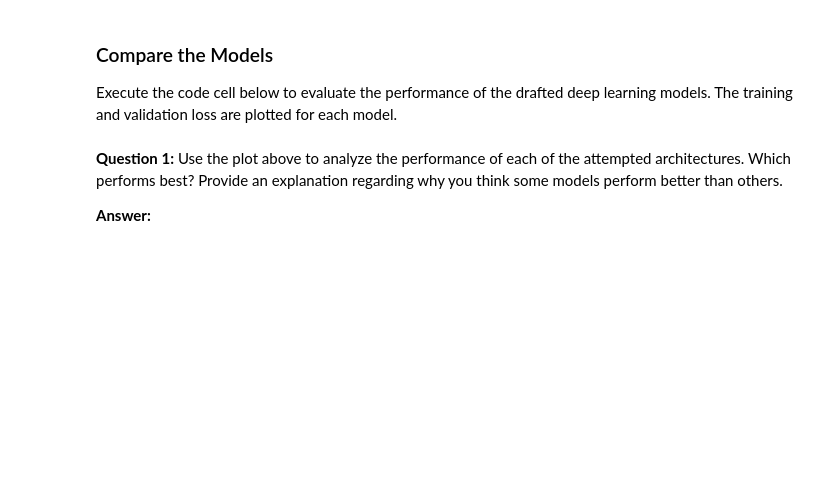
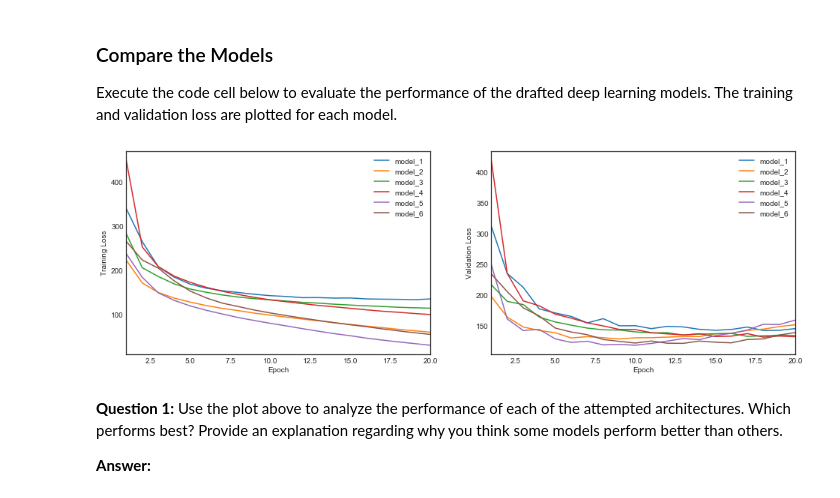
Before and after one commit to Hyperparticle/lct-master, a Jupyter notebook: charles-university/speech-recognition/asr-project/vui_notebook.ipynb, the cells around one changed output. Saved outputs shown, nothing was run; the diff lists cells and outputs as text; code cells hidden in the pictures; blank space fills up the shorter version.

```diff
--- a/charles-university/speech-recognition/asr-project/vui_notebook.ipynb
+++ b/charles-university/speech-recognition/asr-project/vui_notebook.ipynb
@@ -488,39 +560,41 @@ import matplotlib.pyplot as plt
 sns.set_style(style='white')
 
 # obtain the paths for the saved model history
-all_pickles = sorted(glob("results/*.pickle"))
+all_pickles = sorted(glob("results/model*.pickle"))
 # extract the name of each model
 model_names = [item[8:-7] for item in all_pickles]
 # extract the loss history for each model
 valid_loss = [pickle.load( open( i, "rb" ) )['val_loss'] for i in all_pickles]
 train_loss = [pickle.load( open( i, "rb" ) )['loss'] for i in all_pickles]
 # save the number of epochs used to train each model
 num_epochs = [len(valid_loss[i]) for i in range(len(valid_loss))]
 
 fig = plt.figure(figsize=(16,5))
 
 # plot the training loss vs. epoch for each model
 ax1 = fig.add_subplot(121)
 for i in range(len(all_pickles)):
     ax1.plot(np.linspace(1, num_epochs[i], num_epochs[i]),
             train_loss[i], label=model_names[i])
 # clean up the plot
 ax1.legend()
 ax1.set_xlim([1, max(num_epochs)])
 plt.xlabel('Epoch')
 plt.ylabel('Training Loss')
 
 # plot the validation loss vs. epoch for each model
 ax2 = fig.add_subplot(122)
 for i in range(len(all_pickles)):
     ax2.plot(np.linspace(1, num_epochs[i], num_epochs[i]),
             valid_loss[i], label=model_names[i])
 # clean up the plot
 ax2.legend()
 ax2.set_xlim([1, max(num_epochs)])
 plt.xlabel('Epoch')
 plt.ylabel('Validation Loss')
 plt.show()
+# %% [output]
+[figure, added]
 # %% [markdown]
 __Question 1:__ Use the plot above to analyze the performance of each of the attempted architectures.  Which performs best?  Provide an explanation regarding why you think some models perform better than others.
 
```
Also changed, not shown: parts of 15 cells of this notebook, 3 other files.
